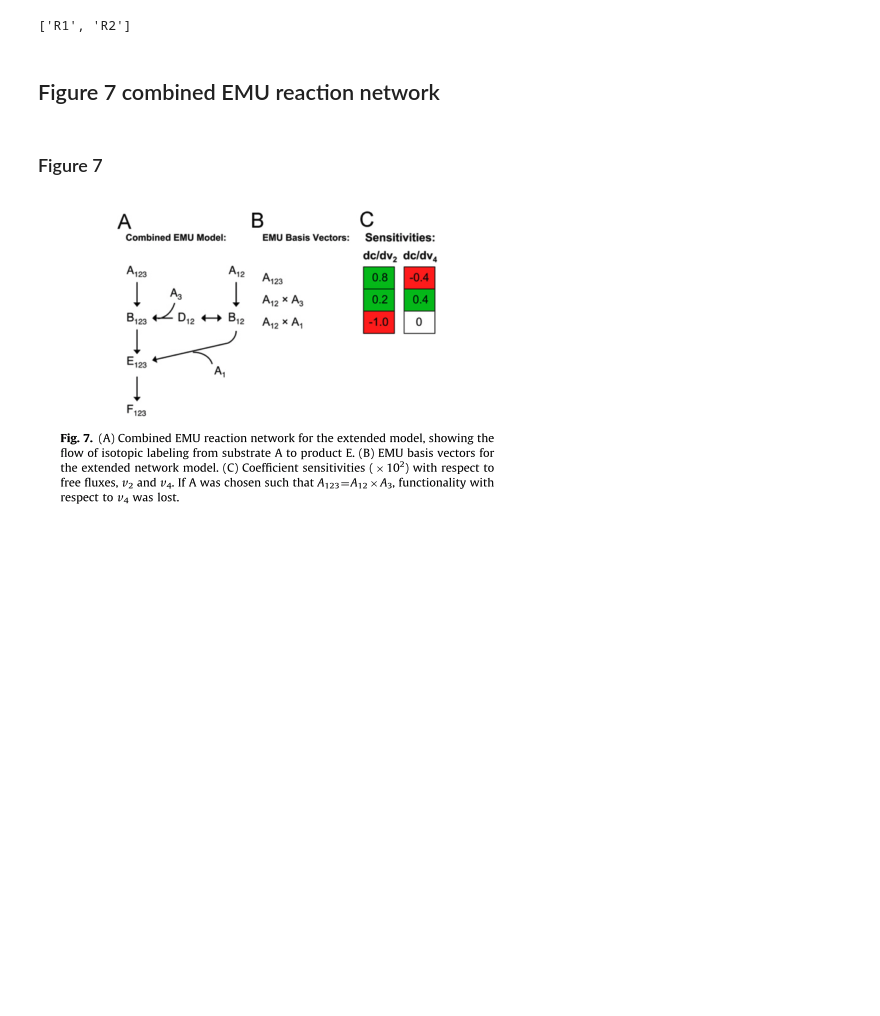
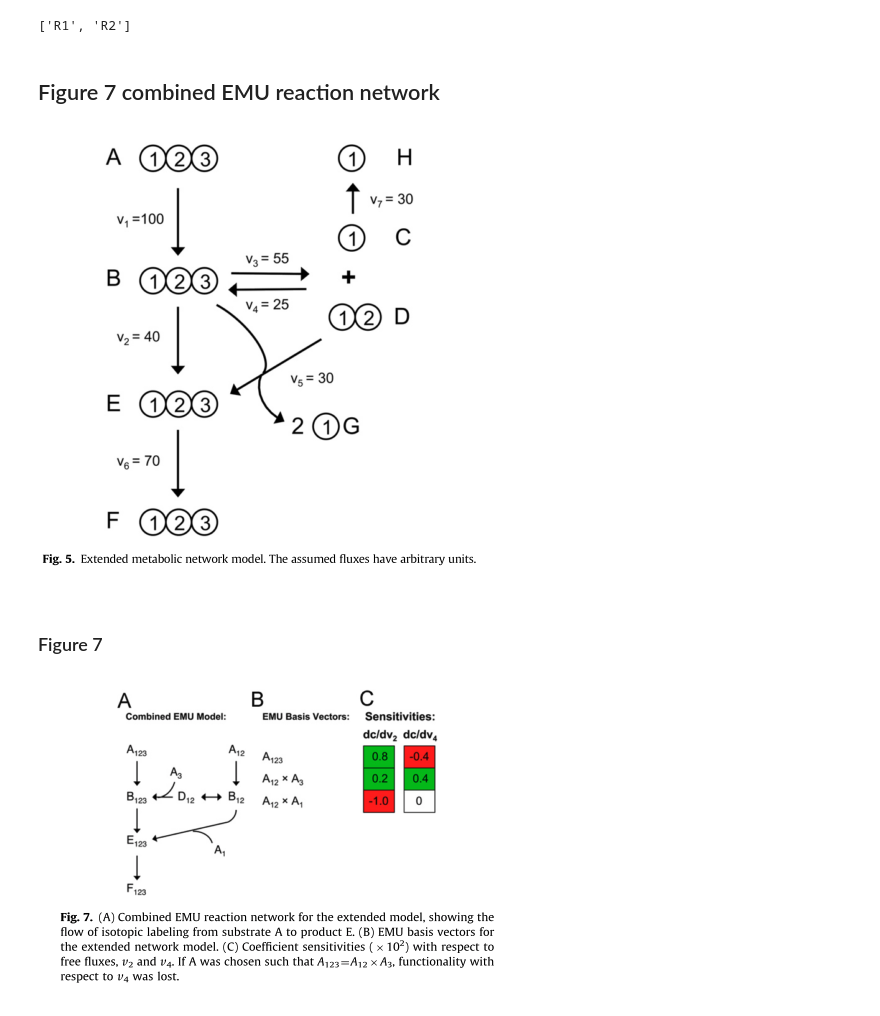
Before and after one commit to AgileBioFoundry/EMSL-Summer-School-2021-fluxomics, a Jupyter notebook: flux observability analysis.ipynb, the cells around one changed output. Drawn from its saved outputs; the diff is of its cells as text; code cells hidden in the pictures; blank space fills up the shorter version.

Commit message:
Added TCA and Extended network figure

```diff
--- a/flux observability analysis.ipynb
+++ b/flux observability analysis.ipynb
@@ -191,6 +191,10 @@ display(pivot_vars)
 ['R1', 'R2']
 # %% [markdown]
 ## Figure 7 combined EMU reaction network
+# %%
+Image('Extended_EMU_network.png')
+# %% [output]
+[figure, added]
 # %%
 
 emu_network = Model('figure7_combined_EMU_network')
```
Also changed, not shown: parts of 2 cells of this notebook, 2 other files.
